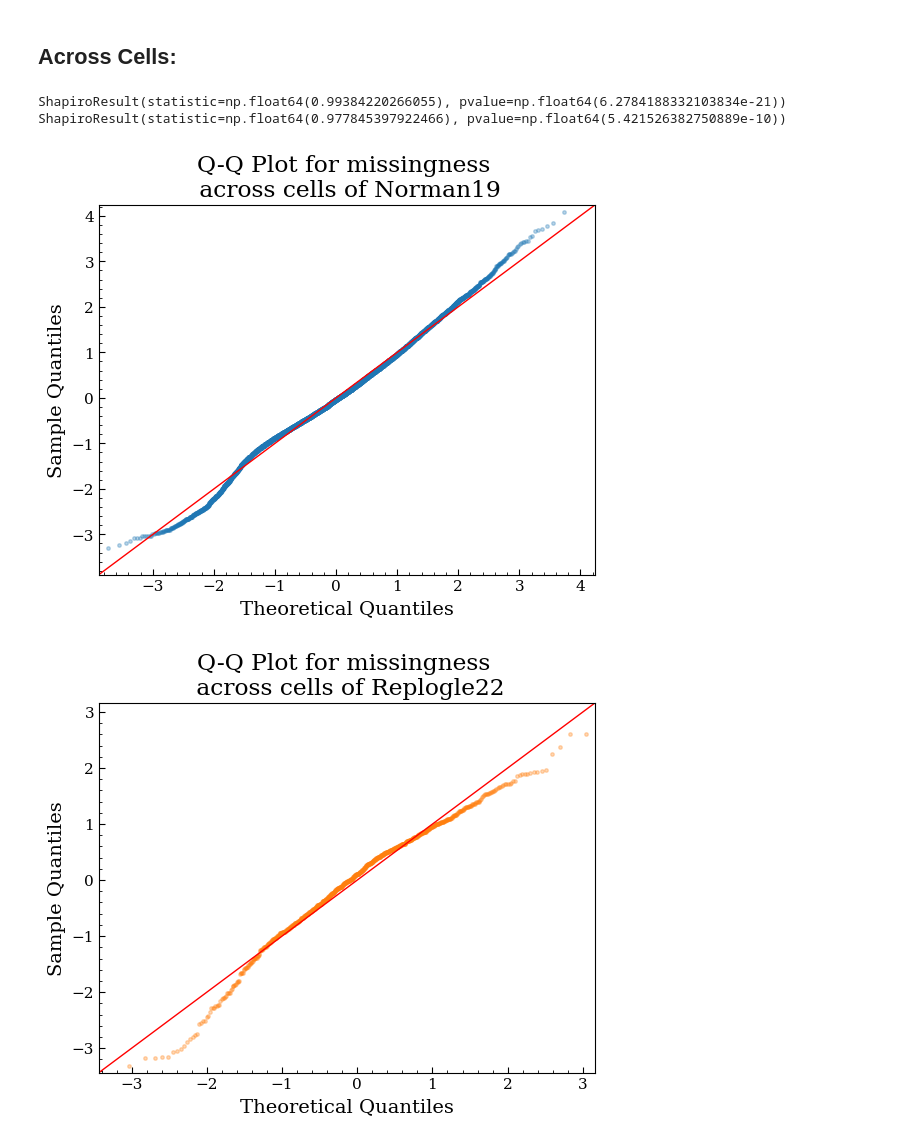
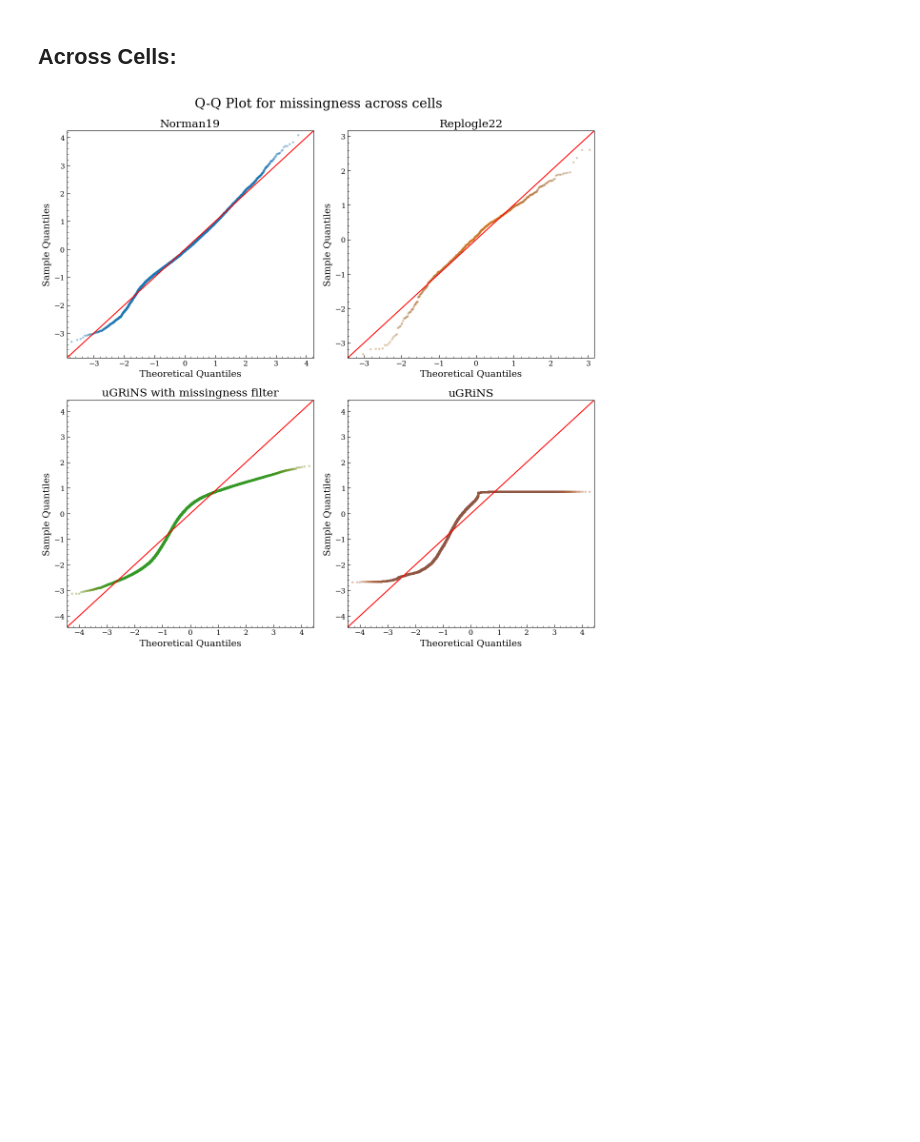
Before and after one commit to GeorgSommerer/bsc_thesis_pGRiNS, a Jupyter notebook: plot_stuff.ipynb, the cells around one changed output. Drawn from its saved outputs; the diff is of its cells as text; code cells hidden in the pictures; blank space fills up the shorter version.

```diff
--- a/plot_stuff.ipynb
+++ b/plot_stuff.ipynb
@@ -68,2 +36,6 @@ replogle_data = replogle_data[replogle_data.obs["perturbation"]=="ctrl"]
+# %%
+grn_file = "KeggoRo"
 # %%
-grins_data_full = sc.read_h5ad("Data/Projects/KeggoRo/perturb_norm_ctrl_nm.h5ad")
+from Prep_Data import pgrins_prepare_output
+grins_data_full = pgrins_prepare_output.grins_racipe_to_adata(grn_file,f"Data/SimulResults_Racipe/{grn_file}/001/{grn_file}_steadystate_solutions_001",split_sinks=True)
+sc.pp.calculate_qc_metrics(grins_data_full,percent_top=[20],inplace=True,log1p=True)
@@ -70,2 +45,3 @@ grins_data_full = sc.read_h5ad("Data/Projects/KeggoRo/perturb_norm_ctrl_nm.h5ad"
 # %%
-grins_data = sc.read_h5ad("Data/Projects/KeggoRo/perturb_norm_ctrl_clustered.h5ad")
+grins_data = sc.read_h5ad(f"Data/Projects/{grn_file}/001/perturb_norm_ctrl.h5ad")
+#grins_data = grins_data[grins_data.obs["perturbation"]=="ctrl"]
@@ -145,5 +119,5 @@ plt.show()
 # %%
-fig, axs = plt.subplots(2, 2, sharex="col",figsize=(15,7),dpi=300,height_ratios=[1,2])
+fig, axs = plt.subplots(2, 2, sharex="col",figsize=(17,7),dpi=300,height_ratios=[1,2])
 fig.subplots_adjust(hspace=0.05)  # adjust space between Axes
 
 bins = 100
@@ -181,7 +155,7 @@ for j in range(2):
 
 
     ax2.set_ylim(0,530)
-    ax1.set_ylim(650,22500)
+    ax1.set_ylim(580,22500)
 
     ax1.spines.bottom.set_visible(False)
     ax2.spines.top.set_visible(False)
@@ -200,6 +174,6 @@ for j in range(2):
     fig.text(0.07, 0.5, 'Count', va='center', rotation='vertical')
     ax1.legend(loc="upper right",bbox_to_anchor=(0.98,0.9))
     plt.suptitle("Genewise missingness distribution across unperturbed cells")
-plt.savefig("Prep_Data/Plots/missingness_genewise.png")
+plt.savefig(f"Prep_Data/Plots/{grn_file}/missingness_genewise.png")
 plt.show()
 # %% [output]
@@ -211,22 +185,24 @@ cs = [0,1,2,5]
 names = ["Norman19","Replogle22","uGRiNS with missingness filter","uGRiNS"]
 data = [norman_data,replogle_data,grins_data, grins_data_full]
 # %%
-print(shapiro(norman_data.obs["n_genes_by_counts"]),shapiro(replogle_data.obs["n_genes_by_counts"]))
 pps = [sm.ProbPlot(norman_data.obs["n_genes_by_counts"], fit=True),
     sm.ProbPlot(replogle_data.obs["n_genes_by_counts"], fit=True),
     sm.ProbPlot(grins_data.obs["n_genes_by_counts"], fit=True),
     sm.ProbPlot(grins_data_full.obs["n_genes_by_counts"], fit=True)]
-for i in range(len(pps)):
-    qq = pps[i].qqplot(marker='.', markerfacecolor=prop_cycle[cs[i]], markeredgecolor=prop_cycle[cs[i]], alpha=0.3,markersize=5)#,axs=[0,0])
-    sm.qqline(qq.axes[0], line='45', fmt='r--',lw=1)
-    plt.title(f"Q-Q Plot for missingness \n across cells of {names[i]}")
+fig, axs = plt.subplots(2,2,figsize=(12,12))
+for i in range(2):
+    for j in range(2):
+        ax = axs[i,j]
+        qq = pps[2*i+j].qqplot(ax=ax,line='45',fmt='r--',lw=1,marker='.', markerfacecolor=prop_cycle[cs[i]], markeredgecolor=prop_cycle[cs[2*i+j]], alpha=0.3,markersize=5)#,axs=[0,0])
+        #sm.qqline(qq.axes[0], line='45', fmt='r--',lw=1)
+        ax.set_title(names[2*i+j])#f"Q-Q Plot for missingness \n across cells of {names[i]}")
+plt.suptitle("Q-Q Plot for missingness across cells")
+plt.tight_layout()
+plt.savefig(f"Prep_Data/Plots/{grn_file}/missingness_cellwise_qq_all.png")
+plt.show()
 
-    plt.savefig(f"Prep_Data/Plots/missingness_qq_{names[i]}.png")
-    plt.show()
 
 # Not perfectly normal, but approximatively so
 # uGRiNS (esp. m+uGRiNS) has two approx-normal sections
 # %% [output]
-ShapiroResult(statistic=np.float64(0.99384220266055), pvalue=np.float64(6.2784188332103834e-21)) ShapiroResult(statistic=np.float64(0.977845397922466), pvalue=np.float64(5.421526382750889e-10))
-[figure, old version]
+[figure, new version]
-[figure, removed]
```
Also changed, not shown: parts of 24 cells of this notebook, 25 other files.
